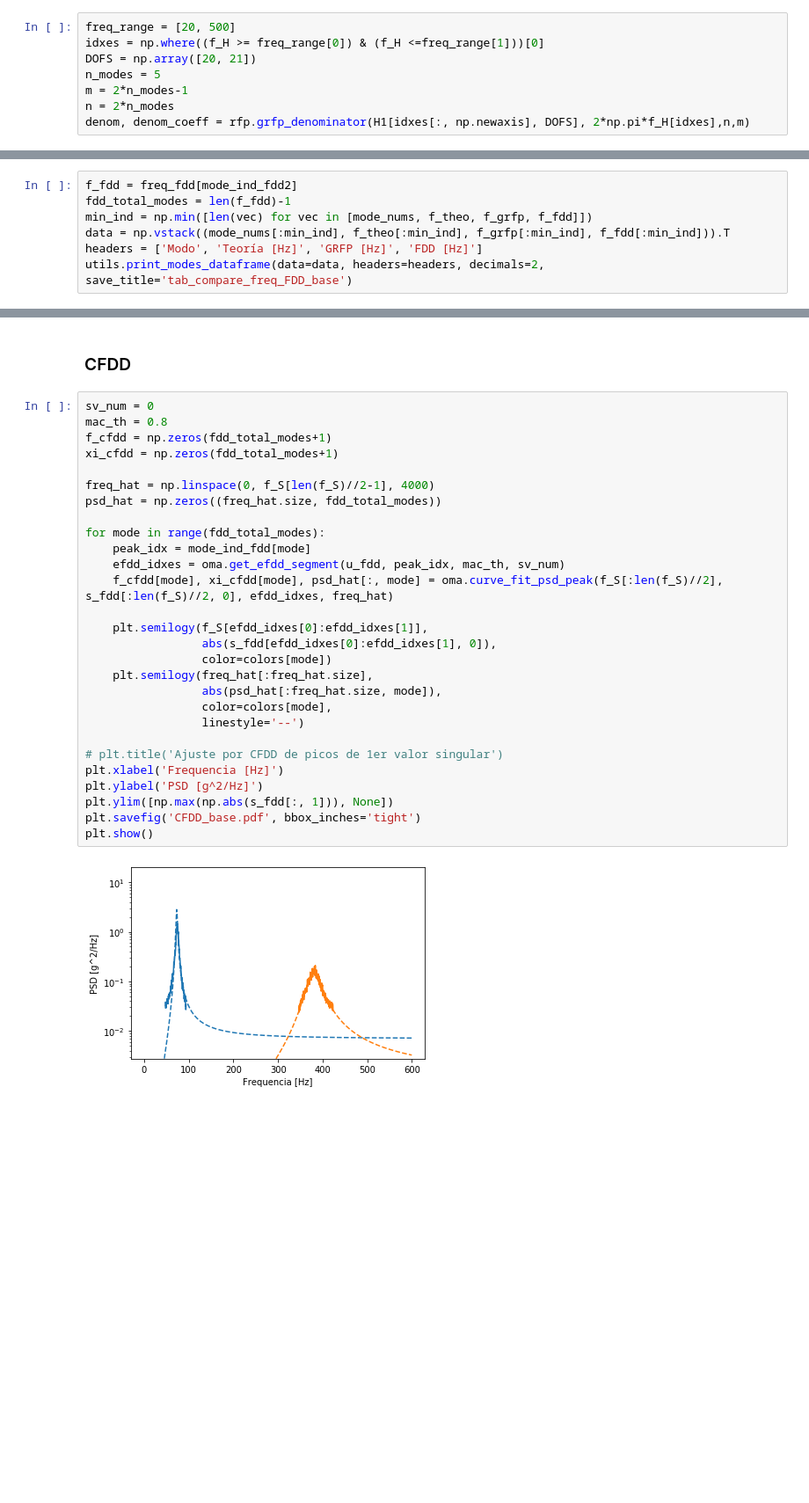
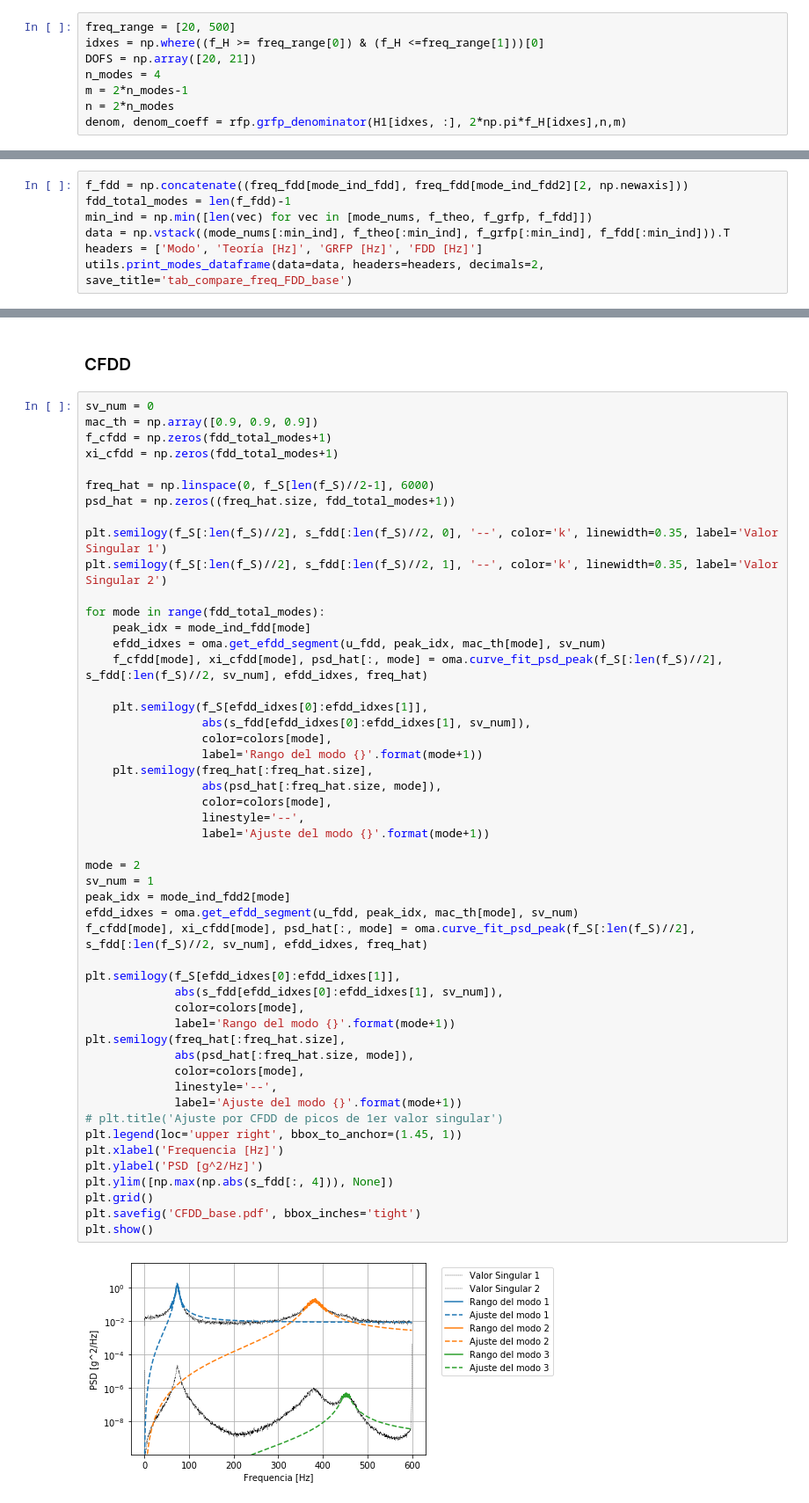
Before and after one commit to rafadodo/atelier, a Jupyter notebook: ema_vs_oma_full.ipynb, the cells around one changed output, grey strips where cells are left out. Shown at 88% size. Drawn from its saved outputs; the diff is of its cells as text; blank space fills up the shorter version.

```diff
--- a/ema_vs_oma_full.ipynb
+++ b/ema_vs_oma_full.ipynb
@@ -237,10 +237,10 @@ plt.savefig('H1_plot.pdf', bbox_inches='tight')
 freq_range = [20, 500]
 idxes = np.where((f_H >= freq_range[0]) & (f_H <=freq_range[1]))[0]
 DOFS = np.array([20, 21])
-n_modes = 5
+n_modes = 4
 m = 2*n_modes-1
 n = 2*n_modes
-denom, denom_coeff = rfp.grfp_denominator(H1[idxes[:, np.newaxis], DOFS], 2*np.pi*f_H[idxes],n,m)
+denom, denom_coeff = rfp.grfp_denominator(H1[idxes, :], 2*np.pi*f_H[idxes],n,m)
 # %%
 plt.semilogy(f_H[idxes], np.abs(1/denom))
 # plt.title('Inversa del polinomio denominador')
@@ -380,7 +381,7 @@ plt.show()
 # %% [output]
 [figure]
 # %%
-f_fdd = freq_fdd[mode_ind_fdd2]
+f_fdd = np.concatenate((freq_fdd[mode_ind_fdd], freq_fdd[mode_ind_fdd2][2, np.newaxis]))
 fdd_total_modes = len(f_fdd)-1
 min_ind = np.min([len(vec) for vec in [mode_nums, f_theo, f_grfp, f_fdd]])
 data = np.vstack((mode_nums[:min_ind], f_theo[:min_ind], f_grfp[:min_ind], f_fdd[:min_ind])).T
@@ -500,34 +545,56 @@ utils.print_modes_dataframe(data=data, headers=headers, decimals=2, save_title='
 ### CFDD
 # %%
 sv_num = 0
-mac_th = 0.8
+mac_th = np.array([0.9, 0.9, 0.9])
 f_cfdd = np.zeros(fdd_total_modes+1)
 xi_cfdd = np.zeros(fdd_total_modes+1)
 
-freq_hat = np.linspace(0, f_S[len(f_S)//2-1], 4000)
-psd_hat = np.zeros((freq_hat.size, fdd_total_modes))
+freq_hat = np.linspace(0, f_S[len(f_S)//2-1], 6000)
+psd_hat = np.zeros((freq_hat.size, fdd_total_modes+1))
+
+plt.semilogy(f_S[:len(f_S)//2], s_fdd[:len(f_S)//2, 0], '--', color='k', linewidth=0.35, label='Valor Singular 1')
+plt.semilogy(f_S[:len(f_S)//2], s_fdd[:len(f_S)//2, 1], '--', color='k', linewidth=0.35, label='Valor Singular 2')
 
 for mode in range(fdd_total_modes):
     peak_idx = mode_ind_fdd[mode]
-    efdd_idxes = oma.get_efdd_segment(u_fdd, peak_idx, mac_th, sv_num)
-    f_cfdd[mode], xi_cfdd[mode], psd_hat[:, mode] = oma.curve_fit_psd_peak(f_S[:len(f_S)//2], s_fdd[:len(f_S)//2, 0], efdd_idxes, freq_hat)
+    efdd_idxes = oma.get_efdd_segment(u_fdd, peak_idx, mac_th[mode], sv_num)
+    f_cfdd[mode], xi_cfdd[mode], psd_hat[:, mode] = oma.curve_fit_psd_peak(f_S[:len(f_S)//2], s_fdd[:len(f_S)//2, sv_num], efdd_idxes, freq_hat)
 
     plt.semilogy(f_S[efdd_idxes[0]:efdd_idxes[1]],
-                 abs(s_fdd[efdd_idxes[0]:efdd_idxes[1], 0]),
-                 color=colors[mode])
+                 abs(s_fdd[efdd_idxes[0]:efdd_idxes[1], sv_num]),
+                 color=colors[mode],
+                 label='Rango del modo {}'.format(mode+1))
     plt.semilogy(freq_hat[:freq_hat.size],
                  abs(psd_hat[:freq_hat.size, mode]),
                  color=colors[mode],
-                 linestyle='--')
+                 linestyle='--',
+                 label='Ajuste del modo {}'.format(mode+1))
 
+mode = 2
+sv_num = 1
+peak_idx = mode_ind_fdd2[mode]
+efdd_idxes = oma.get_efdd_segment(u_fdd, peak_idx, mac_th[mode], sv_num)
+f_cfdd[mode], xi_cfdd[mode], psd_hat[:, mode] = oma.curve_fit_psd_peak(f_S[:len(f_S)//2], s_fdd[:len(f_S)//2, sv_num], efdd_idxes, freq_hat)
+
+plt.semilogy(f_S[efdd_idxes[0]:efdd_idxes[1]],
+             abs(s_fdd[efdd_idxes[0]:efdd_idxes[1], sv_num]),
+             color=colors[mode],
+             label='Rango del modo {}'.format(mode+1))
+plt.semilogy(freq_hat[:freq_hat.size],
+             abs(psd_hat[:freq_hat.size, mode]),
+             color=colors[mode],
+             linestyle='--',
+             label='Ajuste del modo {}'.format(mode+1))
 # plt.title('Ajuste por CFDD de picos de 1er valor singular')
+plt.legend(loc='upper right', bbox_to_anchor=(1.45, 1))
 plt.xlabel('Frequencia [Hz]')
 plt.ylabel('PSD [g^2/Hz]')
-plt.ylim([np.max(np.abs(s_fdd[:, 1])), None])
+plt.ylim([np.max(np.abs(s_fdd[:, 4])), None])
+plt.grid()
 plt.savefig('CFDD_base.pdf', bbox_inches='tight')
 plt.show()
 # %% [output]
-[figure, old version]
+[figure, new version]
 # %%
 print('Frecuencias modales:')
 min_ind = np.min([len(vec) for vec in [mode_nums, f_theo, f_grfp, f_fdd, f_efdd, f_cfdd]])
```
Also changed, not shown: parts of 20 cells of this notebook, 3 other files.
